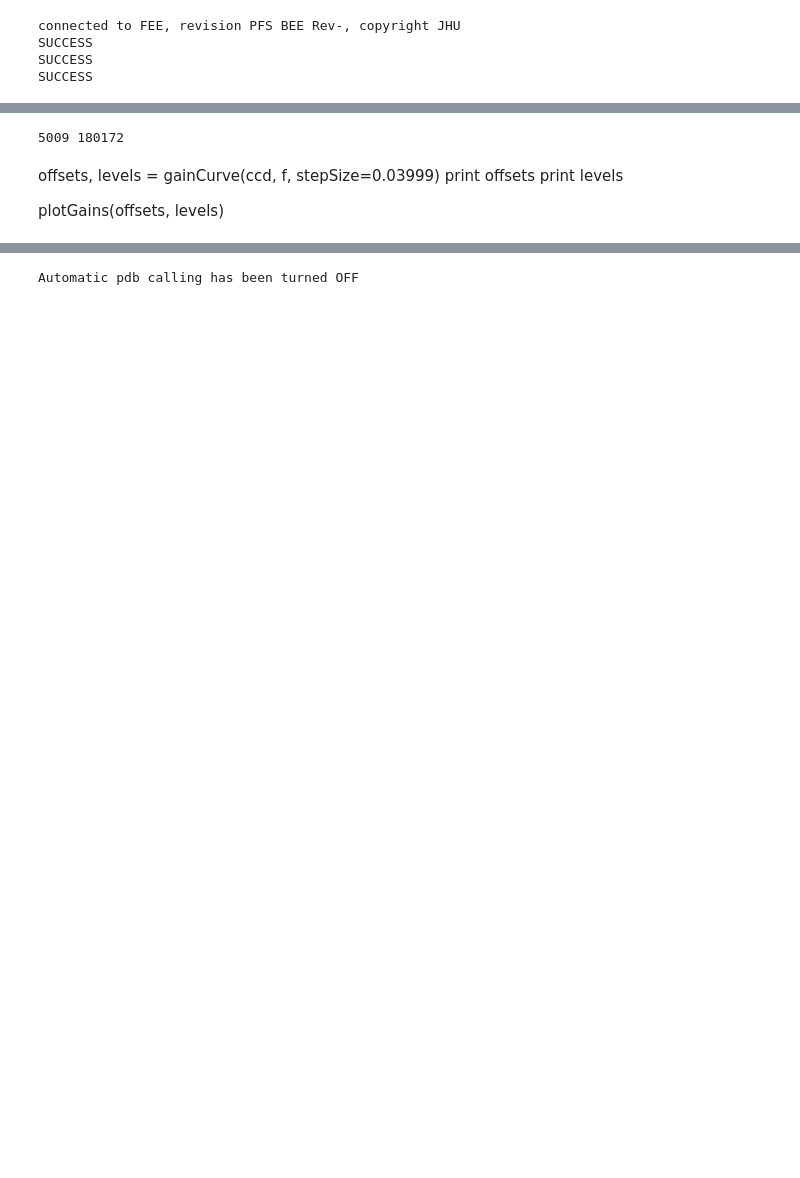
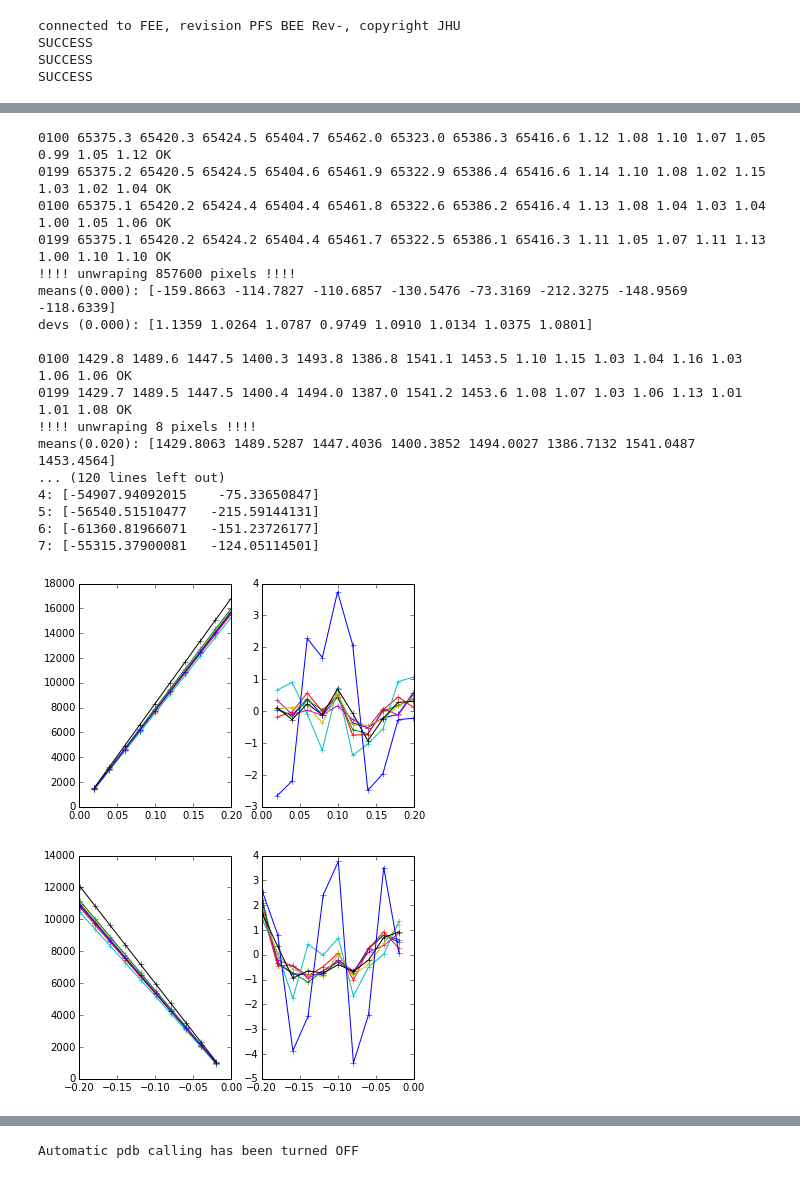
Before and after one commit to Subaru-PFS/ics_xcu_fpga, a Jupyter notebook: notebooks/ccdControl.ipynb, the cells around one changed output, grey strips where cells are left out. Saved outputs shown, nothing was run; the diff lists cells and outputs as text; code cells hidden in the pictures; blank space fills up the shorter version.

```diff
--- a/notebooks/ccdControl.ipynb
+++ b/notebooks/ccdControl.ipynb
@@ -60,26 +57,0 @@ FPGA version: 0xbeef0070
-# %%
-allAmps = np.arange(8)
-goodAmps = allAmps
-badAmps = []
-
-startStep = [0.01]*8
-ncols=500
-
-import clocks_001
-import clocks_002
-import clocks
-reload(clocks_001)
-reload(clocks_002)
-reload(clocks)
-
-pfsClocks = clocks_001.standardClocks
-ticks, opcodes = clocks.genRowClocks(ncols, pfsClocks)
-print len(ticks), ticks.sum()
-# %% [output]
-5009 180172
-# %% [markdown]
-offsets, levels = gainCurve(ccd, f, stepSize=0.03999)
-print offsets
-print levels
-
-plotGains(offsets, levels)
@@ -85,0 +69,34 @@ plotGains(offsets, levels)
+# %%
+reload(nbFuncs)
+doGainCurve = True
+if doGainCurve:
+    steps = 0.0199
+    statCols = slice(5,None)
+    amps = np.arange(8)
+    noffsets, nlevels = nbFuncs.gainCurve(ccd, fee, amps=amps, stepSize=steps, leg='n', statCols=statCols, doUnwrap=True)
+    poffsets, plevels = nbFuncs.gainCurve(ccd, fee, amps=amps, stepSize=-steps, leg='p', statCols=statCols, doUnwrap=True)
+
+    print
+    nfits = nbFuncs.plotGains(noffsets, nlevels, amps=amps)
+    print
+    pfits = nbFuncs.plotGains(poffsets, plevels, amps=amps)
+# %% [output]
+0100 65375.3 65420.3 65424.5 65404.7 65462.0 65323.0 65386.3 65416.6 1.12 1.08 1.10 1.07 1.05 0.99 1.05 1.12 OK
+0199 65375.2 65420.5 65424.5 65404.6 65461.9 65322.9 65386.4 65416.6 1.14 1.10 1.08 1.02 1.15 1.03 1.02 1.04 OK
+0100 65375.1 65420.2 65424.4 65404.4 65461.8 65322.6 65386.2 65416.4 1.13 1.08 1.04 1.03 1.04 1.00 1.05 1.06 OK
+0199 65375.1 65420.2 65424.2 65404.4 65461.7 65322.5 65386.1 65416.3 1.11 1.05 1.07 1.11 1.13 1.00 1.10 1.10 OK
+!!!! unwraping 857600 pixels !!!!
+means(0.000): [-159.8663 -114.7827 -110.6857 -130.5476 -73.3169 -212.3275 -148.9569 -118.6339]
+devs (0.000): [1.1359 1.0264 1.0787 0.9749 1.0910 1.0134 1.0375 1.0801]
+
+0100 1429.8 1489.6 1447.5 1400.3 1493.8 1386.8 1541.1 1453.5 1.10 1.15 1.03 1.04 1.16 1.03 1.06 1.06 OK
+0199 1429.7 1489.5 1447.5 1400.4 1494.0 1387.0 1541.2 1453.6 1.08 1.07 1.03 1.06 1.13 1.01 1.01 1.08 OK
+!!!! unwraping 8 pixels !!!!
+means(0.020): [1429.8063 1489.5287 1447.4036 1400.3852 1494.0027 1386.7132 1541.0487 1453.4564]
+... (120 lines left out)
+4: [-54907.94092015    -75.33650847]
+5: [-56540.51510477   -215.59144131]
+6: [-61360.81966071   -151.23726177]
+7: [-55315.37900081   -124.05114501]
+[figure, added]
+[figure, added]
```
Also changed, not shown: parts of 13 cells of this notebook.
